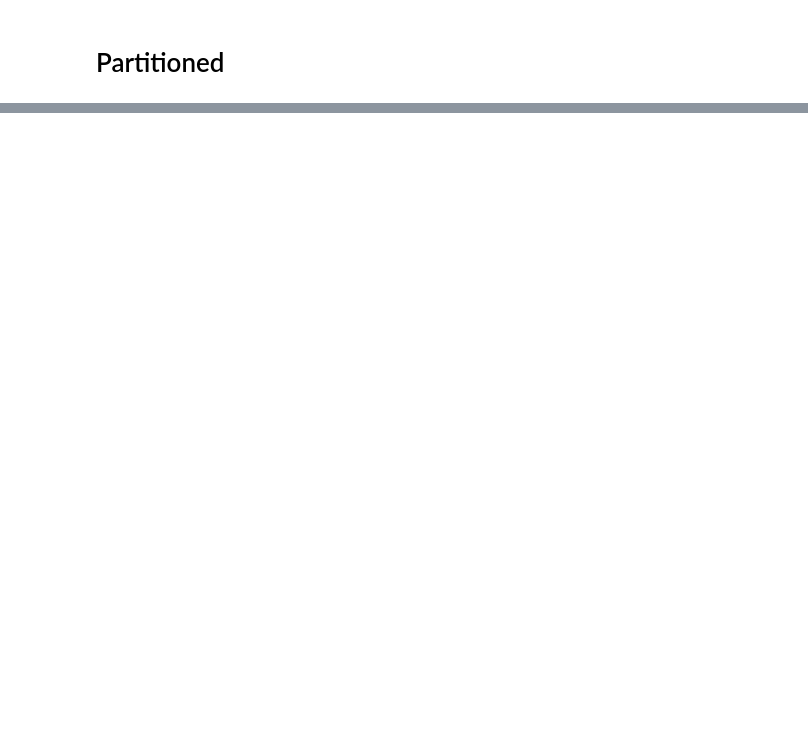
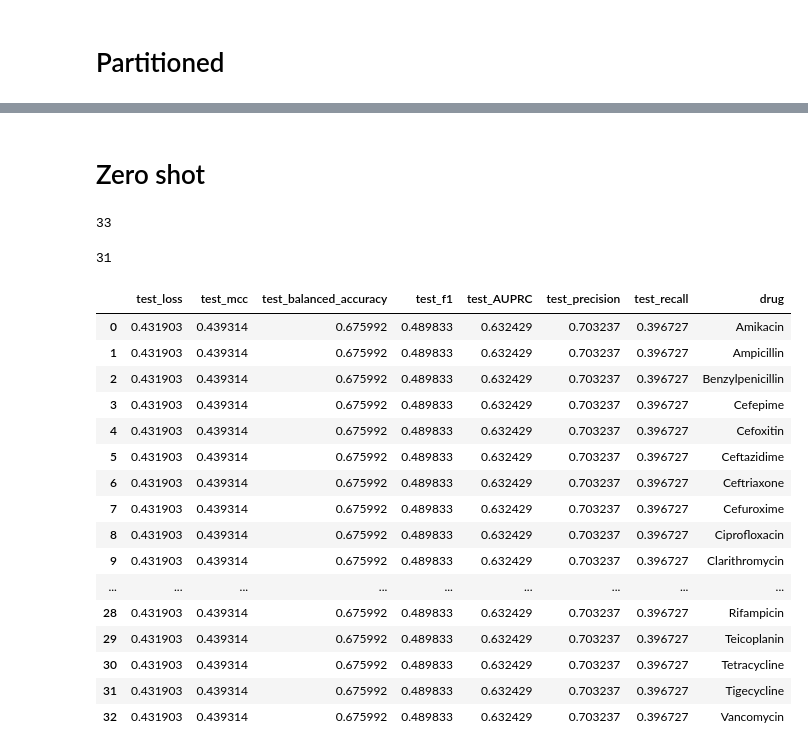
Before and after one commit to BorgwardtLab/MultimodalAMR, a Jupyter notebook: gv_experiments/Plot metrics.ipynb, the cells around one changed output, grey strips where cells are left out. Saved outputs shown, nothing was run; the diff lists cells and outputs as text; code cells hidden in the pictures; blank space fills up the shorter version.

```diff
--- a/gv_experiments/Plot metrics.ipynb
+++ b/gv_experiments/Plot metrics.ipynb
@@ -115,0 +187,46 @@ plt.show()
+# %% [markdown]
+# Zero shot
+# %%
+long_table = pd.read_csv("../processed_data/DRIAMS_combined_long_table.csv")
+long_table = long_table[long_table["dataset"]=="B"]
+
+drugs_list = sorted(long_table["drug"].unique())
+len(drugs_list)
+# %% [output]
+33
+# %%
+experiment_folder = "outputs/DRIAMS_B/MLP_zero_shot/lowLR_long_BN_zs/metrics"
+len(os.listdir(experiment_folder))
+# %% [output]
+31
+# %%
+zs_metrics = []
+for i, drug_name in enumerate(drugs_list):
+    try:
+        with open(os.path.join(experiment_folder, "test_metrics_{}.json".format(seed)), "r") as f:
+            m = json.load(f)
+            m["drug"] = drug_name
+    except:
+        continue
+    zs_metrics.append(m)
+zs_df = pd.DataFrame(zs_metrics)
+zs_df.set_index("drug")
+zs_df
+# %% [output]
+|  | test_loss | test_mcc | test_balanced_accuracy | test_f1 | test_AUPRC | test_precision | test_recall | drug |
+| 0 | 0.431903 | 0.439314 | 0.675992 | 0.489833 | 0.632429 | 0.703237 | 0.396727 | Amikacin |
+| 1 | 0.431903 | 0.439314 | 0.675992 | 0.489833 | 0.632429 | 0.703237 | 0.396727 | Ampicillin |
+| 2 | 0.431903 | 0.439314 | 0.675992 | 0.489833 | 0.632429 | 0.703237 | 0.396727 | Benzylpenicillin |
+| 3 | 0.431903 | 0.439314 | 0.675992 | 0.489833 | 0.632429 | 0.703237 | 0.396727 | Cefepime |
+| 4 | 0.431903 | 0.439314 | 0.675992 | 0.489833 | 0.632429 | 0.703237 | 0.396727 | Cefoxitin |
+| 5 | 0.431903 | 0.439314 | 0.675992 | 0.489833 | 0.632429 | 0.703237 | 0.396727 | Ceftazidime |
+| 6 | 0.431903 | 0.439314 | 0.675992 | 0.489833 | 0.632429 | 0.703237 | 0.396727 | Ceftriaxone |
+| 7 | 0.431903 | 0.439314 | 0.675992 | 0.489833 | 0.632429 | 0.703237 | 0.396727 | Cefuroxime |
+| 8 | 0.431903 | 0.439314 | 0.675992 | 0.489833 | 0.632429 | 0.703237 | 0.396727 | Ciprofloxacin |
+| 9 | 0.431903 | 0.439314 | 0.675992 | 0.489833 | 0.632429 | 0.703237 | 0.396727 | Clarithromycin |
+| ... | ... | ... | ... | ... | ... | ... | ... | ... |
+| 28 | 0.431903 | 0.439314 | 0.675992 | 0.489833 | 0.632429 | 0.703237 | 0.396727 | Rifampicin |
+| 29 | 0.431903 | 0.439314 | 0.675992 | 0.489833 | 0.632429 | 0.703237 | 0.396727 | Teicoplanin |
+| 30 | 0.431903 | 0.439314 | 0.675992 | 0.489833 | 0.632429 | 0.703237 | 0.396727 | Tetracycline |
+| 31 | 0.431903 | 0.439314 | 0.675992 | 0.489833 | 0.632429 | 0.703237 | 0.396727 | Tigecycline |
+| 32 | 0.431903 | 0.439314 | 0.675992 | 0.489833 | 0.632429 | 0.703237 | 0.396727 | Vancomycin |
```
Also changed, not shown: parts of 13 cells of this notebook, 13 other files.
